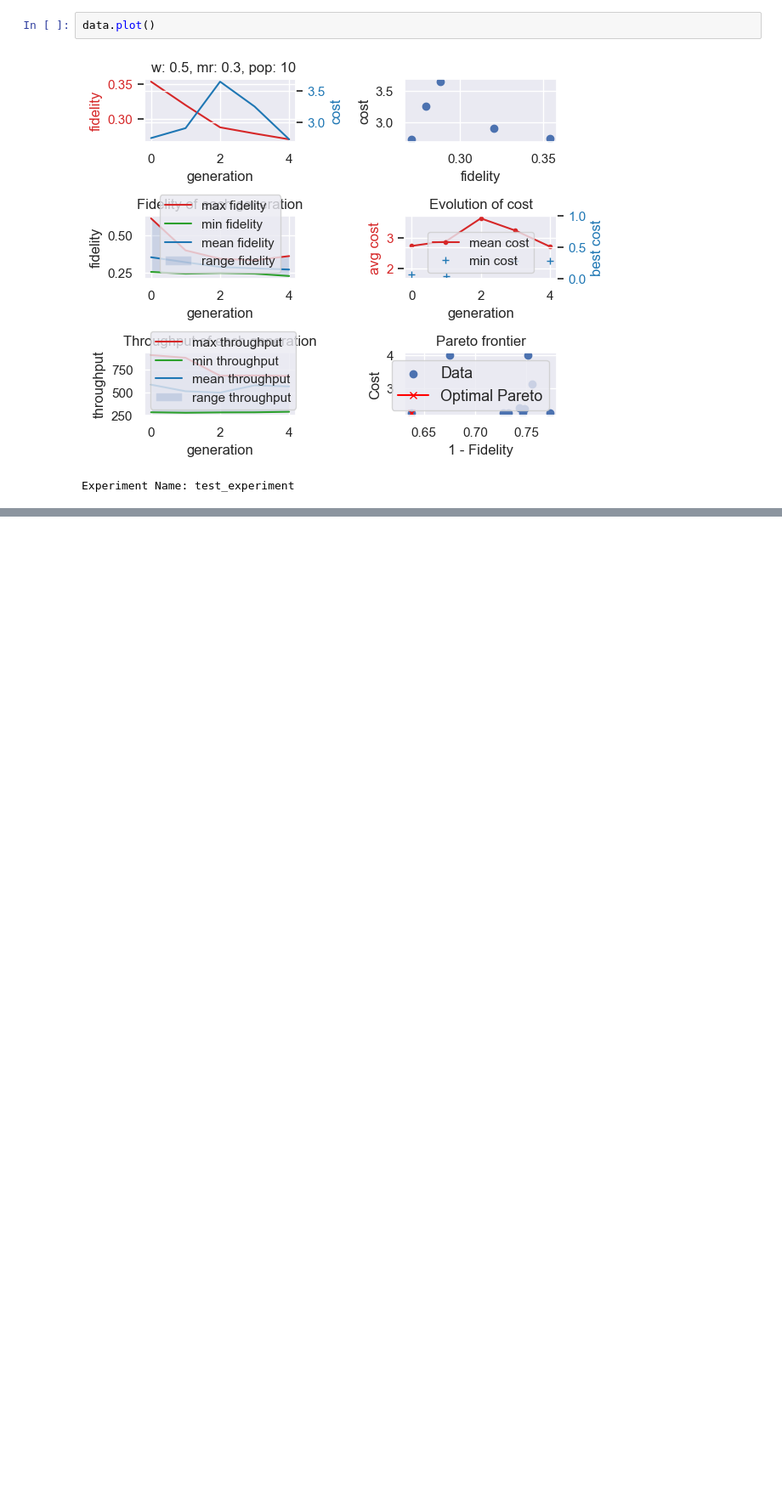
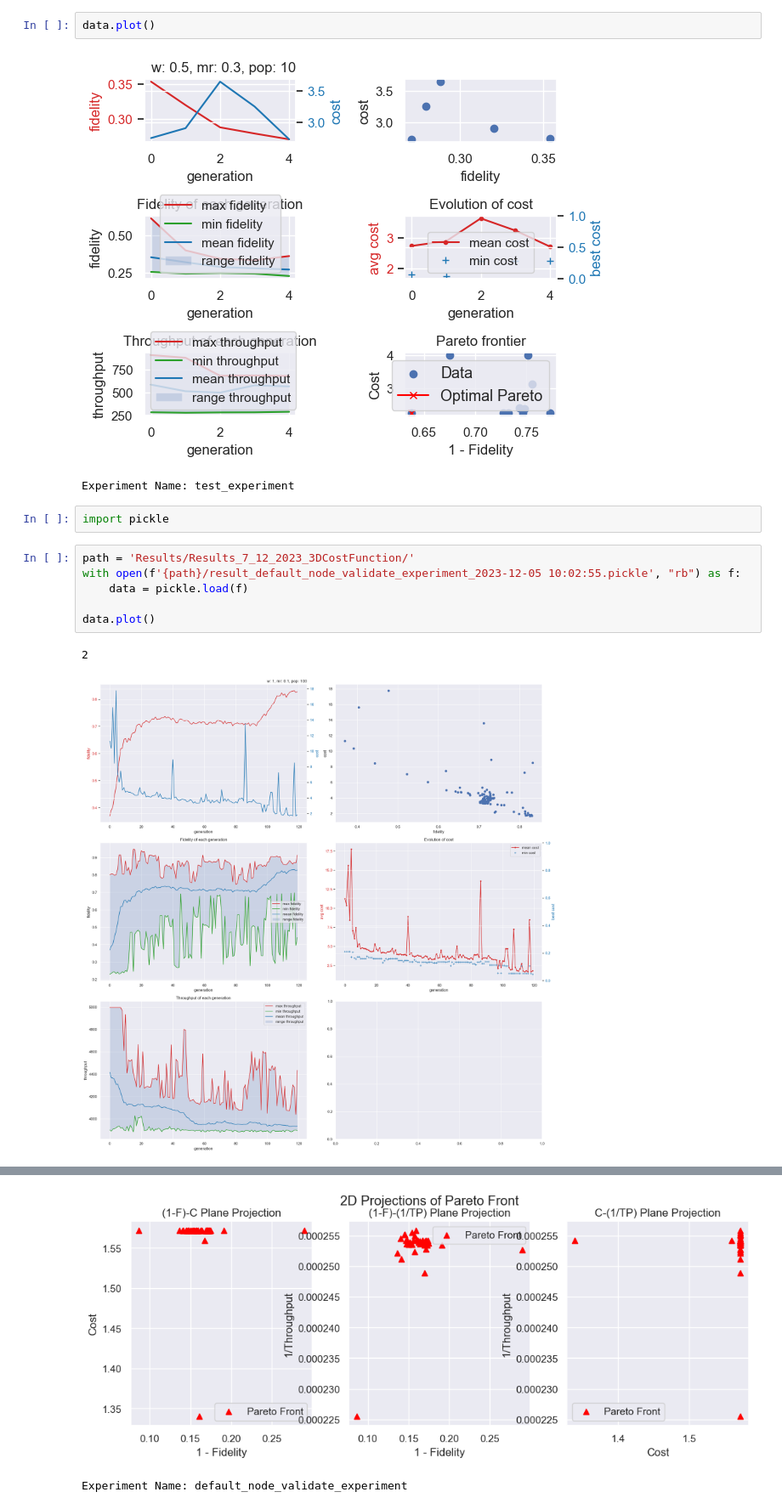
Before and after one commit to PankidT/Qnet-genetic-opt-II, a Jupyter notebook: src/read_pickle.ipynb, the cells around one changed output, grey strips where cells are left out. Shown at 85% size. Saved outputs shown, nothing was run; the diff lists cells and outputs as text; blank space fills up the shorter version.

```diff
--- a/src/read_pickle.ipynb
+++ b/src/read_pickle.ipynb
@@ -286,3 +277,14 @@ data.plot()
 # %% [output]
 [figure]
 Experiment Name: test_experiment
+# %%
+import pickle
+# %%
+path = 'Results/Results_7_12_2023_3DCostFunction/'
+with open(f'{path}/result_default_node_validate_experiment_2023-12-05 10:02:55.pickle', "rb") as f:
+    data = pickle.load(f)
+
+data.plot()
+# %% [output]
+2
+[figure, added]
@@ -288,0 +292,2 @@ Experiment Name: test_experiment
+[figure, added]
+Experiment Name: default_node_validate_experiment
```
Also changed, not shown: parts of 3 cells of this notebook, 35 other files.
